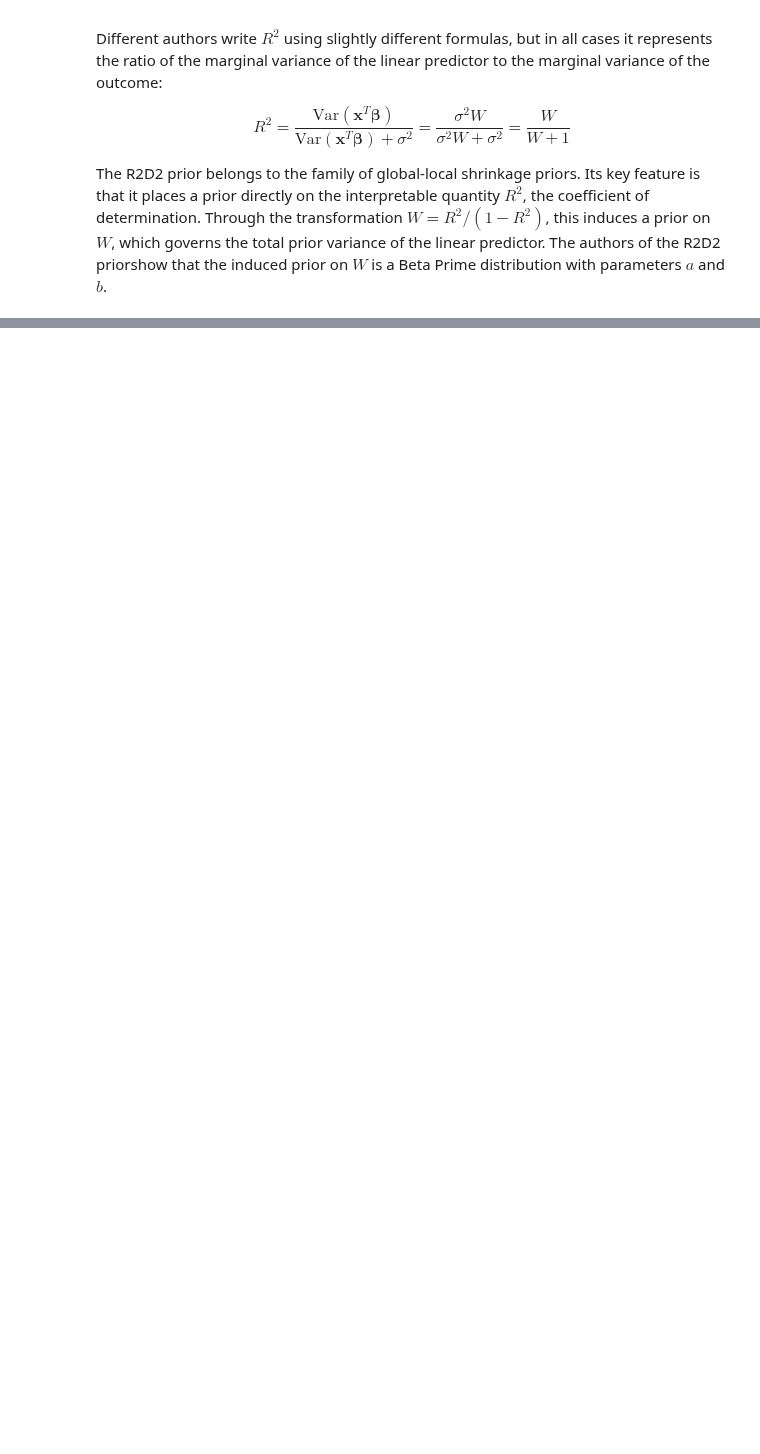
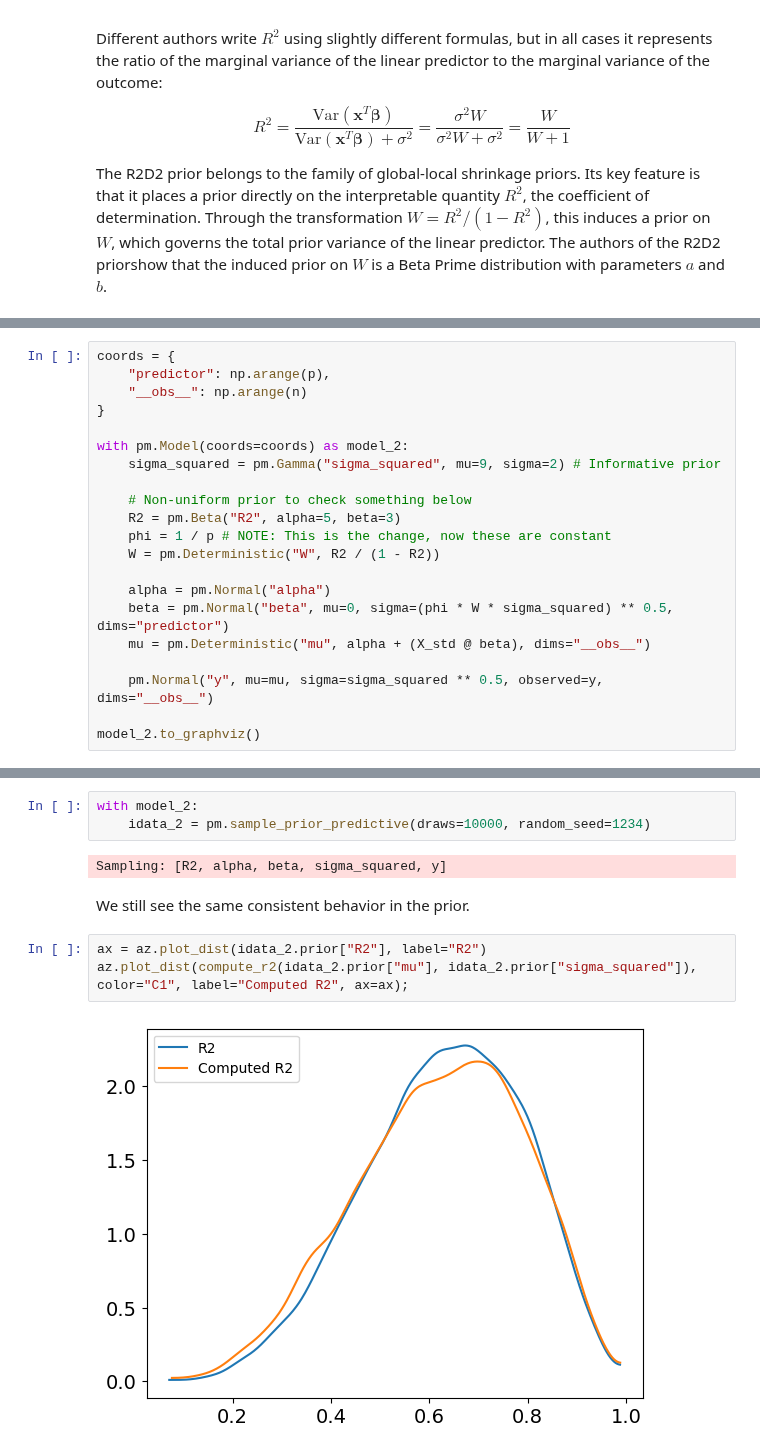
Before and after one commit to tomicapretto/tomicapretto.github.io, a Jupyter notebook: posts/2025-11-19_r2d2glmm-python/index.ipynb, the cells around one changed output, grey strips where cells are left out. Saved outputs shown, nothing was run; the diff lists cells and outputs as text; blank space fills up the shorter version.

```diff
--- a/posts/2025-11-19_r2d2glmm-python/index.ipynb
+++ b/posts/2025-11-19_r2d2glmm-python/index.ipynb
@@ -187,0 +184,21 @@ To Do: Put the prior using the GBP approach and see what we get...
+# %%
+coords = {
+    "predictor": np.arange(p),
+    "__obs__": np.arange(n)
+}
+
+with pm.Model(coords=coords) as model_2:
+    sigma_squared = pm.Gamma("sigma_squared", mu=9, sigma=2) # Informative prior
+
+    # Non-uniform prior to check something below
+    R2 = pm.Beta("R2", alpha=5, beta=3)
+    phi = 1 / p # NOTE: This is the change, now these are constant
+    W = pm.Deterministic("W", R2 / (1 - R2))
+
+    alpha = pm.Normal("alpha")
+    beta = pm.Normal("beta", mu=0, sigma=(phi * W * sigma_squared) ** 0.5, dims="predictor")
+    mu = pm.Deterministic("mu", alpha + (X_std @ beta), dims="__obs__")
+
+    pm.Normal("y", mu=mu, sigma=sigma_squared ** 0.5, observed=y, dims="__obs__")
+
+model_2.to_graphviz()
@@ -187,0 +207,12 @@ To Do: Put the prior using the GBP approach and see what we get...
+# %%
+with model_2:
+    idata_2 = pm.sample_prior_predictive(draws=10000, random_seed=1234)
+# %% [output]
+Sampling: [R2, alpha, beta, sigma_squared, y]
+# %% [markdown]
+We still see the same consistent behavior in the prior.
+# %%
+ax = az.plot_dist(idata_2.prior["R2"], label="R2")
+az.plot_dist(compute_r2(idata_2.prior["mu"], idata_2.prior["sigma_squared"]), color="C1", label="Computed R2", ax=ax);
+# %% [output]
+[figure, added]
```
Also changed, not shown: parts of 34 cells of this notebook.
